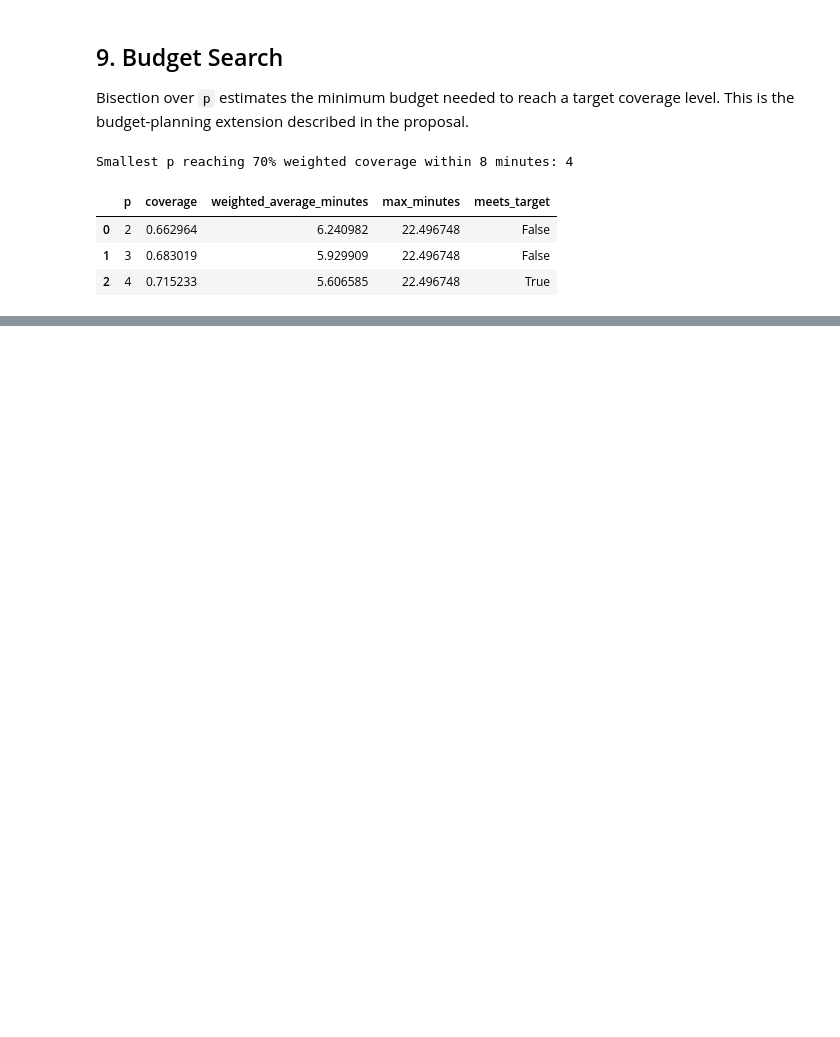
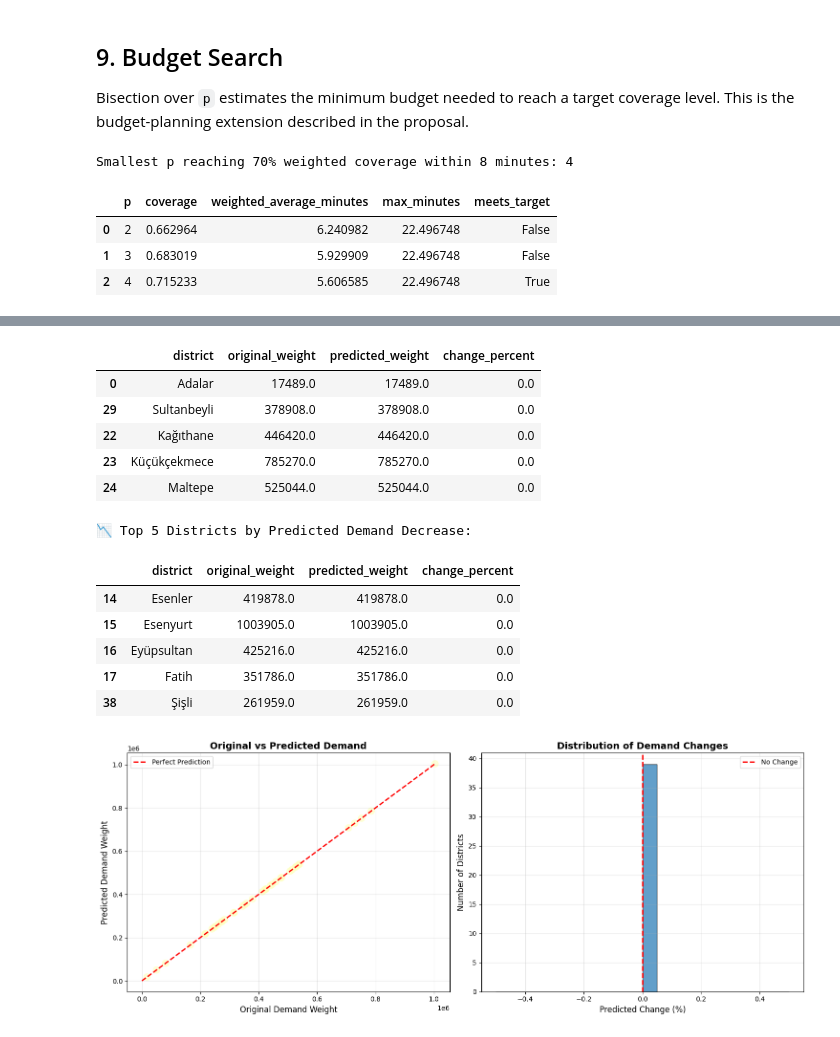
Before and after one commit to hikmedit/optimization-project, a Jupyter notebook: notebooks/istanbul_fire_station_expansion.ipynb, the cells around one changed output, grey strips where cells are left out. Saved outputs shown, nothing was run; the diff lists cells and outputs as text; code cells hidden in the pictures; blank space fills up the shorter version.

```diff
--- a/notebooks/istanbul_fire_station_expansion.ipynb
+++ b/notebooks/istanbul_fire_station_expansion.ipynb
@@ -262,0 +629,66 @@ Smallest p reaching 70% weighted coverage within 8 minutes: 4
+# %%
+# Demand Prediction
+print("\n[2] Predicting future demand patterns...")
+try:
+    # Try Random Forest prediction
+    ml_prediction_rf = predict_demand_weights(problem, method="random_forest")
+    print(f"Method: {ml_prediction_rf.method}")
+    print(f"Model Score (R²): {ml_prediction_rf.model_score:.3f}")
+    print(f"Original total demand: {problem.weights.sum():.0f}")
+    print(f"Predicted total demand: {ml_prediction_rf.predicted_demand.sum():.0f}")
+
+    # Show districts with biggest prediction changes
+    demand_comparison = problem.demand.copy()
+    demand_comparison['original_weight'] = problem.weights
+    demand_comparison['predicted_weight'] = ml_prediction_rf.predicted_demand
+    demand_comparison['change'] = demand_comparison['predicted_weight'] - demand_comparison['original_weight']
+    demand_comparison['change_percent'] = (
+        100 * demand_comparison['change'] / demand_comparison['original_weight']
+    )
+    demand_comparison = demand_comparison.sort_values('change_percent', ascending=False)
+
+    print("\n📈 Top 5 Districts by Predicted Demand Increase:")
+    display(demand_comparison[['district', 'original_weight', 'predicted_weight',
+                               'change_percent']].head())
+
+    print("\n📉 Top 5 Districts by Predicted Demand Decrease:")
+    display(demand_comparison[['district', 'original_weight', 'predicted_weight',
+                               'change_percent']].tail())
+
+    # Visualize demand changes
+    fig, axes = plt.subplots(1, 2, figsize=(15, 6))
+
+    # Plot 1: Scatter of original vs predicted
+    axes[0].scatter(demand_comparison['original_weight'],
+                   demand_comparison['predicted_weight'],
+                   alpha=0.6, s=100, c=demand_comparison['change_percent'],
+                   cmap='RdYlGn', vmin=-20, vmax=20)
+    axes[0].plot([0, demand_comparison['original_weight'].max()],
+                [0, demand_comparison['original_weight'].max()],
+                'r--', label='Perfect Prediction', linewidth=2)
+    axes[0].set_xlabel('Original Demand Weight', fontsize=12)
+    axes[0].set_ylabel('Predicted Demand Weight', fontsize=12)
+    axes[0].set_title('Original vs Predicted Demand', fontsize=14, fontweight='bold')
+    axes[0].legend()
+    axes[0].grid(True, alpha=0.3)
+
+    # Plot 2: Distribution of percent changes
+    axes[1].hist(demand_comparison['change_percent'], bins=20, edgecolor='black', alpha=0.7)
+    axes[1].axvline(x=0, color='red', linestyle='--', linewidth=2, label='No Change')
+    axes[1].set_xlabel('Predicted Change (%)', fontsize=12)
+    axes[1].set_ylabel('Number of Districts', fontsize=12)
+    axes[1].set_title('Distribution of Demand Changes', fontsize=14, fontweight='bold')
+    axes[1].legend()
+    axes[1].grid(True, alpha=0.3)
+
+    plt.tight_layout()
+    plt.show()
+
+except ImportError:
+    print("⚠️  scikit-learn not installed - using population-based fallback")
+    ml_prediction_rf = predict_demand_weights(problem, method="population_density")
+    print(f"Method: {ml_prediction_rf.method} (fallback)")
+except Exception as e:
+    print(f"⚠️  ML prediction failed: {e}")
+    ml_prediction_rf = None
+# %% [output]
@@ -262,0 +702,14 @@ Smallest p reaching 70% weighted coverage within 8 minutes: 4
+|  | district | original_weight | predicted_weight | change_percent |
+| 0 | Adalar | 17489.0 | 17489.0 | 0.0 |
+| 29 | Sultanbeyli | 378908.0 | 378908.0 | 0.0 |
+| 22 | Kağıthane | 446420.0 | 446420.0 | 0.0 |
+| 23 | Küçükçekmece | 785270.0 | 785270.0 | 0.0 |
+| 24 | Maltepe | 525044.0 | 525044.0 | 0.0 |
+📉 Top 5 Districts by Predicted Demand Decrease:
+|  | district | original_weight | predicted_weight | change_percent |
+| 14 | Esenler | 419878.0 | 419878.0 | 0.0 |
+| 15 | Esenyurt | 1003905.0 | 1003905.0 | 0.0 |
+| 16 | Eyüpsultan | 425216.0 | 425216.0 | 0.0 |
+| 17 | Fatih | 351786.0 | 351786.0 | 0.0 |
+| 38 | Şişli | 261959.0 | 261959.0 | 0.0 |
+[figure, added]
```
Also changed, not shown: parts of 19 cells of this notebook, 12 other files.
